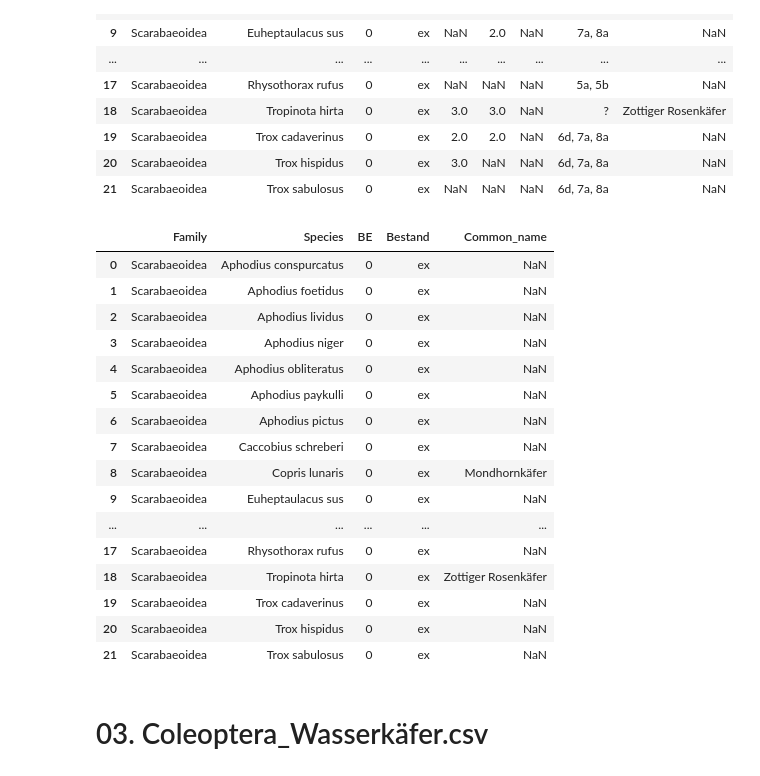
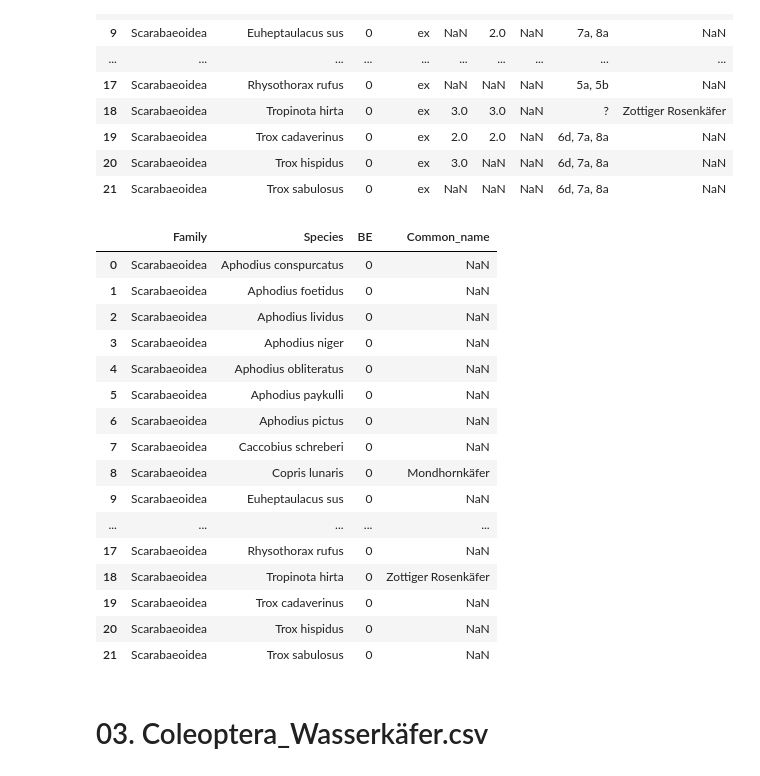
Before and after one commit to Zzzhenya/Berlin-red-list, a Jupyter notebook: Transformation/Raw_csv/Insecta.ipynb, the cells around one changed output. Cells and saved outputs as stored; diff of their text form; code cells hidden in the pictures.

Commit message:
Removed Bestand column - repetitive

```diff
--- a/Transformation/Raw_csv/Insecta.ipynb
+++ b/Transformation/Raw_csv/Insecta.ipynb
@@ -430,26 +432,26 @@ df
 | 21 | Scarabaeoidea | Trox sabulosus | 0 | ex | NaN | NaN | NaN | 6d, 7a, 8a | NaN |
 # %%
 # Removing columns BB, D, GS, GfU
-df.drop(columns = ["BB", "D", "GS", "GfU"], inplace = True)
+df.drop(columns = ["BB", "D", "GS", "GfU", "Bestand"], inplace = True)
 df
 # %% [output]
-|  | Family | Species | BE | Bestand | Common_name |
-| 0 | Scarabaeoidea | Aphodius conspurcatus | 0 | ex | NaN |
-| 1 | Scarabaeoidea | Aphodius foetidus | 0 | ex | NaN |
-| 2 | Scarabaeoidea | Aphodius lividus | 0 | ex | NaN |
-| 3 | Scarabaeoidea | Aphodius niger | 0 | ex | NaN |
-| 4 | Scarabaeoidea | Aphodius obliteratus | 0 | ex | NaN |
-| 5 | Scarabaeoidea | Aphodius paykulli | 0 | ex | NaN |
-| 6 | Scarabaeoidea | Aphodius pictus | 0 | ex | NaN |
-| 7 | Scarabaeoidea | Caccobius schreberi | 0 | ex | NaN |
-| 8 | Scarabaeoidea | Copris lunaris | 0 | ex | Mondhornkäfer |
-| 9 | Scarabaeoidea | Euheptaulacus sus | 0 | ex | NaN |
-| ... | ... | ... | ... | ... | ... |
-| 17 | Scarabaeoidea | Rhysothorax rufus | 0 | ex | NaN |
-| 18 | Scarabaeoidea | Tropinota hirta | 0 | ex | Zottiger Rosenkäfer |
-| 19 | Scarabaeoidea | Trox cadaverinus | 0 | ex | NaN |
-| 20 | Scarabaeoidea | Trox hispidus | 0 | ex | NaN |
-| 21 | Scarabaeoidea | Trox sabulosus | 0 | ex | NaN |
+|  | Family | Species | BE | Common_name |
+| 0 | Scarabaeoidea | Aphodius conspurcatus | 0 | NaN |
+| 1 | Scarabaeoidea | Aphodius foetidus | 0 | NaN |
+| 2 | Scarabaeoidea | Aphodius lividus | 0 | NaN |
+| 3 | Scarabaeoidea | Aphodius niger | 0 | NaN |
+| 4 | Scarabaeoidea | Aphodius obliteratus | 0 | NaN |
+| 5 | Scarabaeoidea | Aphodius paykulli | 0 | NaN |
+| 6 | Scarabaeoidea | Aphodius pictus | 0 | NaN |
+| 7 | Scarabaeoidea | Caccobius schreberi | 0 | NaN |
+| 8 | Scarabaeoidea | Copris lunaris | 0 | Mondhornkäfer |
+| 9 | Scarabaeoidea | Euheptaulacus sus | 0 | NaN |
+| ... | ... | ... | ... | ... |
+| 17 | Scarabaeoidea | Rhysothorax rufus | 0 | NaN |
+| 18 | Scarabaeoidea | Tropinota hirta | 0 | Zottiger Rosenkäfer |
+| 19 | Scarabaeoidea | Trox cadaverinus | 0 | NaN |
+| 20 | Scarabaeoidea | Trox hispidus | 0 | NaN |
+| 21 | Scarabaeoidea | Trox sabulosus | 0 | NaN |
 # %%
 # Saving the extracted csv to the "Data_cleaning_step1" directory
 # export the dataframe as CSV
```
Also changed, not shown: parts of 6 cells of this notebook.
